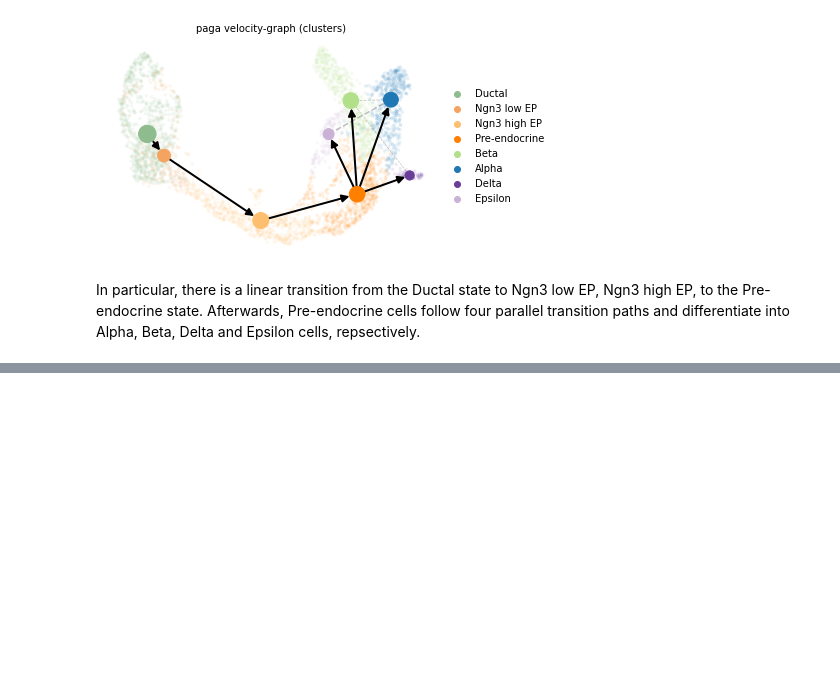
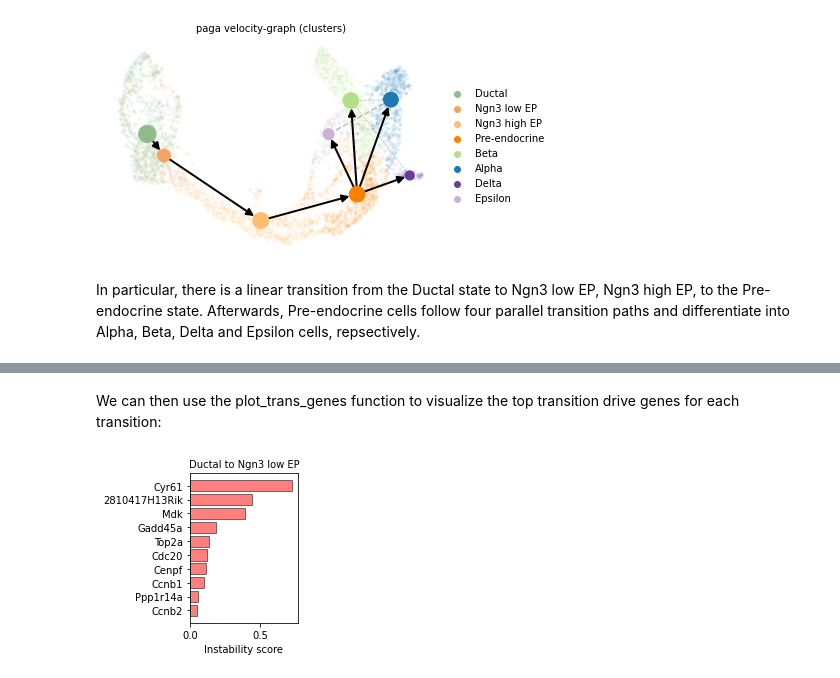
Before and after one commit to federicobocci/spliceJAC, a Jupyter notebook: Transitions.ipynb, the cells around one changed output, grey strips where cells are left out. Cells and saved outputs as stored; diff of their text form; code cells hidden in the pictures; blank space fills up the shorter version.

```diff
--- a/Transitions.ipynb
+++ b/Transitions.ipynb
@@ -109,0 +137,6 @@ Running subset regression on the Ngn3 high EP cluster...
+# %% [markdown]
+We can then use the plot_trans_genes function to visualize the top transition drive genes for each transition:
+# %%
+sp.pl.plot_trans_genes(panc_data, 'Ductal', 'Ngn3 low EP')
+# %% [output]
+[figure, added]
```
Also changed, not shown: parts of 39 cells of this notebook, 3 other files.
